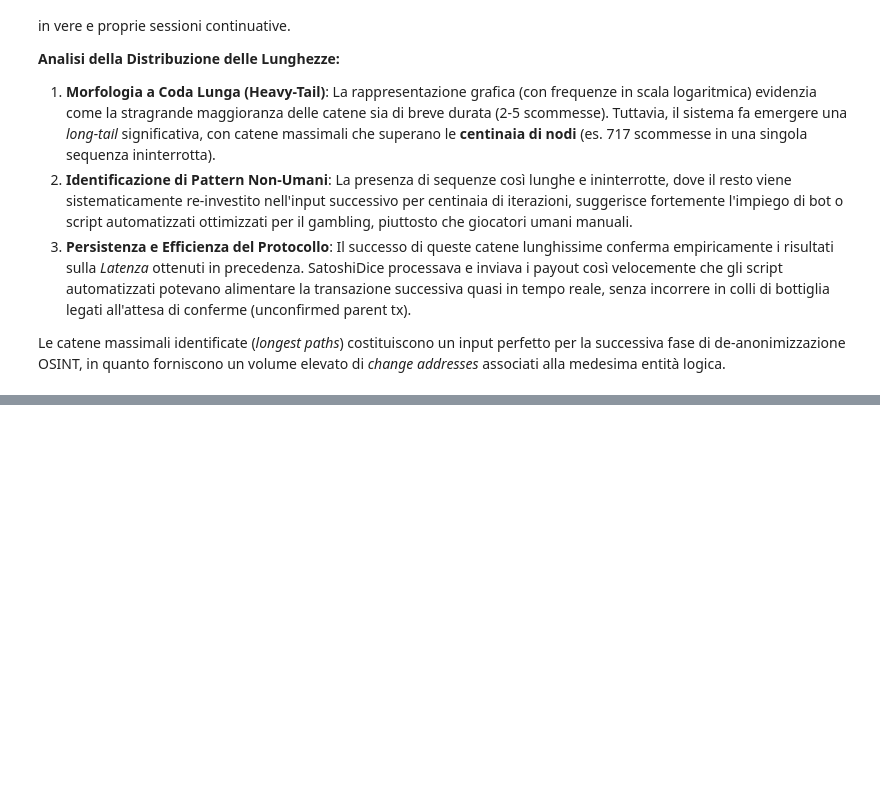
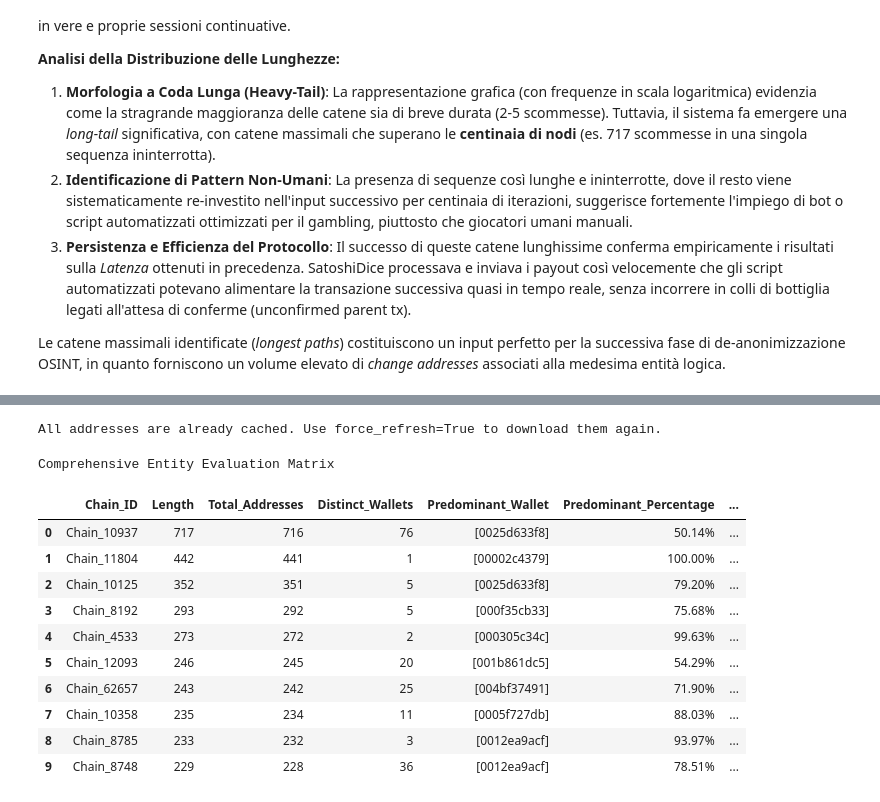
Before and after one commit to Hevial/betflow-satoshi-dice, a Jupyter notebook: notebooks/BetFlow_SatoshiDice.ipynb, the cells around one changed output, grey strips where cells are left out. Cells and saved outputs as stored; diff of their text form; code cells hidden in the pictures; blank space fills up the shorter version.

```diff
--- a/notebooks/satoshi_dice_analysis.ipynb
+++ b/notebooks/BetFlow_SatoshiDice.ipynb
@@ -260,0 +306,6 @@ Per ciascun longest path, l'ispezione estrarrà iterativamente l'appartenenza st
+# %%
+# Selezione delle Top H catene per la fase di scraping
+h = 10
+top_chains = chains_df.sort_values('length', ascending=False).head(h).copy()
+print(f"Isolate le top {h} catene per l'analisi forense.")
+print(top_chains[['length', 'edges_count']])
@@ -260,0 +325,35 @@ Per ciascun longest path, l'ispezione estrarrà iterativamente l'appartenenza st
+# %%
+from src.analytics import analyze_chain_wallets
+
+# 1. Auditing delle Top H catene (De-anonimizzazione OSINT)
+# Definiamo il percorso per il file di cache dei wallet
+wallet_mapping_path = os.path.join(project_root, 'data', 'processed', 'wallet_mapping.csv')
+
+# Esecuzione della pipeline di scraping e analisi
+# Passiamo le top_chains identificate nello step precedente
+evaluation_table = analyze_chain_wallets(top_chains, mapping_file=wallet_mapping_path, force_refresh=False)
+
+styled = (
+    evaluation_table.style
+    .set_caption("Comprehensive Entity Evaluation Matrix")
+    .format({'Predominant_Percentage': '{:.2f}%'})
+    .set_properties(**{
+        'text-align': 'center'
+    })
+)
+
+styled
+# %% [output]
+All addresses are already cached. Use force_refresh=True to download them again.
+Comprehensive Entity Evaluation Matrix
+|  | Chain_ID | Length | Total_Addresses | Distinct_Wallets | Predominant_Wallet | Predominant_Percentage | ... |
+| 0 | Chain_10937 | 717 | 716 | 76 | [0025d633f8] | 50.14% | ... |
+| 1 | Chain_11804 | 442 | 441 | 1 | [00002c4379] | 100.00% | ... |
+| 2 | Chain_10125 | 352 | 351 | 5 | [0025d633f8] | 79.20% | ... |
+| 3 | Chain_8192 | 293 | 292 | 5 | [000f35cb33] | 75.68% | ... |
+| 4 | Chain_4533 | 273 | 272 | 2 | [000305c34c] | 99.63% | ... |
+| 5 | Chain_12093 | 246 | 245 | 20 | [001b861dc5] | 54.29% | ... |
+| 6 | Chain_62657 | 243 | 242 | 25 | [004bf37491] | 71.90% | ... |
+| 7 | Chain_10358 | 235 | 234 | 11 | [0005f727db] | 88.03% | ... |
+| 8 | Chain_8785 | 233 | 232 | 3 | [0012ea9acf] | 93.97% | ... |
+| 9 | Chain_8748 | 229 | 228 | 36 | [0012ea9acf] | 78.51% | ... |
```
Also changed, not shown: parts of 11 cells of this notebook, 4 other files.
